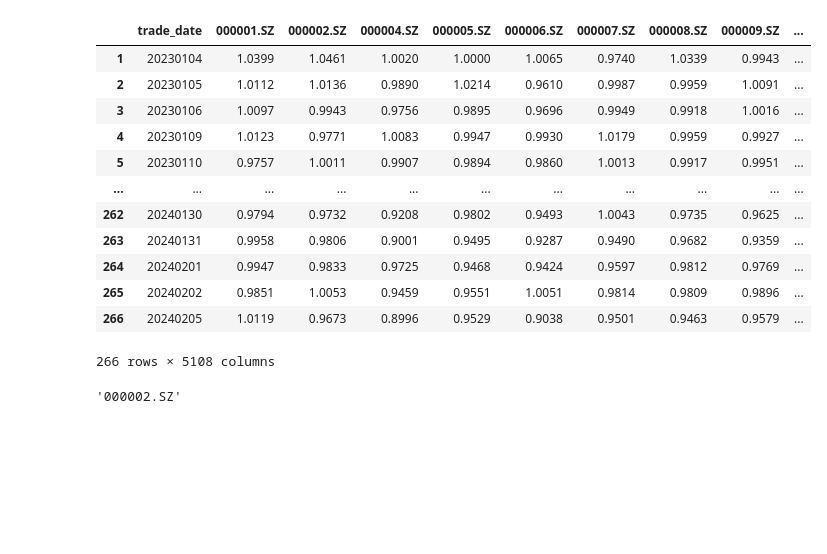
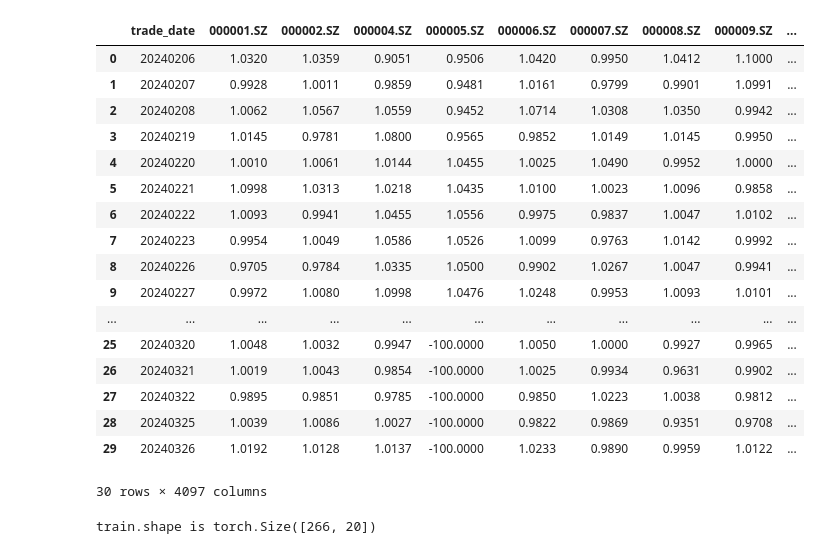
Before and after one commit to ren545457803/nanoGPT, a Jupyter notebook: train.ipynb, the cells around one changed output. Cells and saved outputs as stored; diff of their text form; code cells hidden in the pictures; blank space fills up the shorter version.

```diff
--- a/train.ipynb
+++ b/train.ipynb
@@ -55,7 +55,7 @@ block_size = 5
 # model
 n_layer = 8
 n_head = 8
-n_embd = 256 # 参数估计：params= layer*(12*emb**2), 数据量估计dataSize= 10 *params
+n_embd = 512 # 参数估计：params= layer*(12*emb**2), 数据量估计dataSize= 10 *params
 # dropout = 0.998728434 # for pretraining 0 is good, for finetuning try 0.1+
 dropout = 0
 # dropout = 1-dataSize/10/params
@@ -99,45 +99,68 @@ ctx = nullcontext() if device_type == 'cpu' else torch.amp.autocast(device_type=
 # %%
 np.random.seed(42)
 
 datadir = os.path.join('data', dataset)
 
 # meta数据
 meta = {}
 with open(os.path.join(datadir, 'meta.pkl'), 'r') as f:
     meta = json.load(f)
     meta_vocab_size = meta['vocab_size']
+    meta_vocab_size = 4096
 def decode(id):
     return meta['itos'][str(id)]
 def encode(s):
     return [meta['stoi'][c] for c in s]
 
-pd_train_data = pd.read_csv(os.path.join(datadir, 'train.csv')).iloc[1:,:]
-pd_val_data = pd.read_csv(os.path.join(datadir, 'val.csv')).iloc[:,:]
-pd_train_data
+pd_train_data = pd.read_csv(os.path.join(datadir, 'train.csv')).iloc[1:,:meta_vocab_size+1]
+pd_val_data = pd.read_csv(os.path.join(datadir, 'val.csv')).iloc[:,:meta_vocab_size+1]
+pd_val_data
 # %% [output]
 |  | trade_date | 000001.SZ | 000002.SZ | 000004.SZ | 000005.SZ | 000006.SZ | 000007.SZ | 000008.SZ | 000009.SZ | ... |
-| 1 | 20230104 | 1.0399 | 1.0461 | 1.0020 | 1.0000 | 1.0065 | 0.9740 | 1.0339 | 0.9943 | ... |
-| 2 | 20230105 | 1.0112 | 1.0136 | 0.9890 | 1.0214 | 0.9610 | 0.9987 | 0.9959 | 1.0091 | ... |
-| 3 | 20230106 | 1.0097 | 0.9943 | 0.9756 | 0.9895 | 0.9696 | 0.9949 | 0.9918 | 1.0016 | ... |
-| 4 | 20230109 | 1.0123 | 0.9771 | 1.0083 | 0.9947 | 0.9930 | 1.0179 | 0.9959 | 0.9927 | ... |
-| 5 | 20230110 | 0.9757 | 1.0011 | 0.9907 | 0.9894 | 0.9860 | 1.0013 | 0.9917 | 0.9951 | ... |
+| 0 | 20240206 | 1.0320 | 1.0359 | 0.9051 | 0.9506 | 1.0420 | 0.9950 | 1.0412 | 1.1000 | ... |
+| 1 | 20240207 | 0.9928 | 1.0011 | 0.9859 | 0.9481 | 1.0161 | 0.9799 | 0.9901 | 1.0991 | ... |
+| 2 | 20240208 | 1.0062 | 1.0567 | 1.0559 | 0.9452 | 1.0714 | 1.0308 | 1.0350 | 0.9942 | ... |
+| 3 | 20240219 | 1.0145 | 0.9781 | 1.0800 | 0.9565 | 0.9852 | 1.0149 | 1.0145 | 0.9950 | ... |
+| 4 | 20240220 | 1.0010 | 1.0061 | 1.0144 | 1.0455 | 1.0025 | 1.0490 | 0.9952 | 1.0000 | ... |
+| 5 | 20240221 | 1.0998 | 1.0313 | 1.0218 | 1.0435 | 1.0100 | 1.0023 | 1.0096 | 0.9858 | ... |
+| 6 | 20240222 | 1.0093 | 0.9941 | 1.0455 | 1.0556 | 0.9975 | 0.9837 | 1.0047 | 1.0102 | ... |
+| 7 | 20240223 | 0.9954 | 1.0049 | 1.0586 | 1.0526 | 1.0099 | 0.9763 | 1.0142 | 0.9992 | ... |
+| 8 | 20240226 | 0.9705 | 0.9784 | 1.0335 | 1.0500 | 0.9902 | 1.0267 | 1.0047 | 0.9941 | ... |
+| 9 | 20240227 | 0.9972 | 1.0080 | 1.0998 | 1.0476 | 1.0248 | 0.9953 | 1.0093 | 1.0101 | ... |
 | ... | ... | ... | ... | ... | ... | ... | ... | ... | ... | ... |
-| 262 | 20240130 | 0.9794 | 0.9732 | 0.9208 | 0.9802 | 0.9493 | 1.0043 | 0.9735 | 0.9625 | ... |
-| 263 | 20240131 | 0.9958 | 0.9806 | 0.9001 | 0.9495 | 0.9287 | 0.9490 | 0.9682 | 0.9359 | ... |
-| 264 | 20240201 | 0.9947 | 0.9833 | 0.9725 | 0.9468 | 0.9424 | 0.9597 | 0.9812 | 0.9769 | ... |
-| 265 | 20240202 | 0.9851 | 1.0053 | 0.9459 | 0.9551 | 1.0051 | 0.9814 | 0.9809 | 0.9896 | ... |
-| 266 | 20240205 | 1.0119 | 0.9673 | 0.8996 | 0.9529 | 0.9038 | 0.9501 | 0.9463 | 0.9579 | ... |
+| 25 | 20240320 | 1.0048 | 1.0032 | 0.9947 | -100.0000 | 1.0050 | 1.0000 | 0.9927 | 0.9965 | ... |
+| 26 | 20240321 | 1.0019 | 1.0043 | 0.9854 | -100.0000 | 1.0025 | 0.9934 | 0.9631 | 0.9902 | ... |
+| 27 | 20240322 | 0.9895 | 0.9851 | 0.9785 | -100.0000 | 0.9850 | 1.0223 | 1.0038 | 0.9812 | ... |
+| 28 | 20240325 | 1.0039 | 1.0086 | 1.0027 | -100.0000 | 0.9822 | 0.9869 | 0.9351 | 0.9708 | ... |
+| 29 | 20240326 | 1.0192 | 1.0128 | 1.0137 | -100.0000 | 1.0233 | 0.9890 | 0.9959 | 1.0122 | ... |
-266 rows × 5108 columns
+30 rows × 4097 columns
-# %%
-decode(1)
-# test = pd_train_data.iloc[:,1:]
-# test.loc[test > 1.22] = -50
-
-# df = test
-# df = df.mask(df > 1.22, -50)
-# (df > 1.2).sum().sum()
-# %% [output]
-'000002.SZ'
+# %%
+def trans_frame_to_id(dataframe):
+    train_data = dataframe.iloc[:, 1:]
+    # 对所有行，都取前10个最大的
+    def top_n(row, n):
+        # return row.nlargest(n).values
+        return row.nlargest(n).index.tolist()
+
+    n = 20
+    data_top_10 = train_data.apply(top_n, axis=1, n=n)
+
+    # 将结果转换为 [266, 10] 的形状
+    data_transformed = pd.DataFrame(data_top_10.tolist(), index=train_data.index)
+
+    def to_id(row):
+        return encode(row)
+
+    data_transformed = data_transformed.apply(to_id, axis=1)
+    data_transformed = torch.stack([torch.tensor(row) for row in data_transformed])
+    return data_transformed
+
+train_data = trans_frame_to_id(pd_train_data)
+val_data = trans_frame_to_id(pd_val_data)
+
+print(f'train.shape is {train_data.shape}')
+# %% [output]
+train.shape is torch.Size([266, 20])
 # %%
 # 写个python程序，从pandas数据中获取一批训练数据：
 # 1. 读取pandas数据A，格式是：[trade_date, label1, label2, label3，。。。]，date的样例有：20230104，label*是数字，样例有1.0399、0.9943
```
Also changed, not shown: parts of 4 cells of this notebook, 2 other files.
